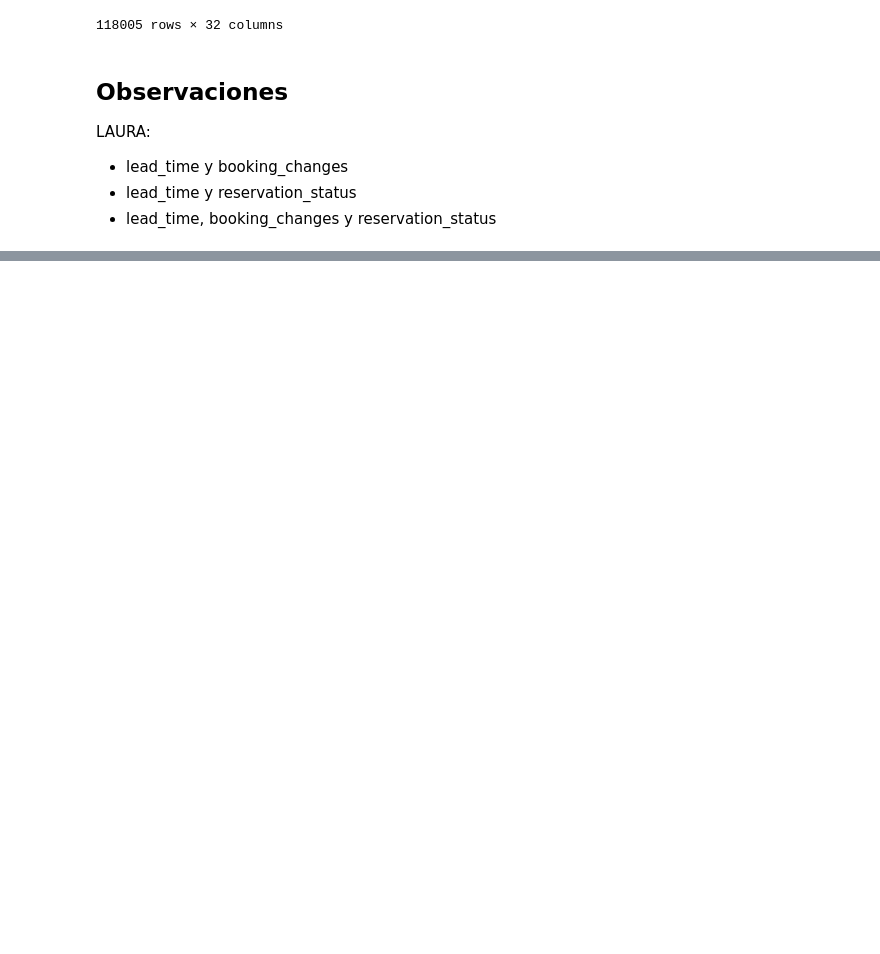
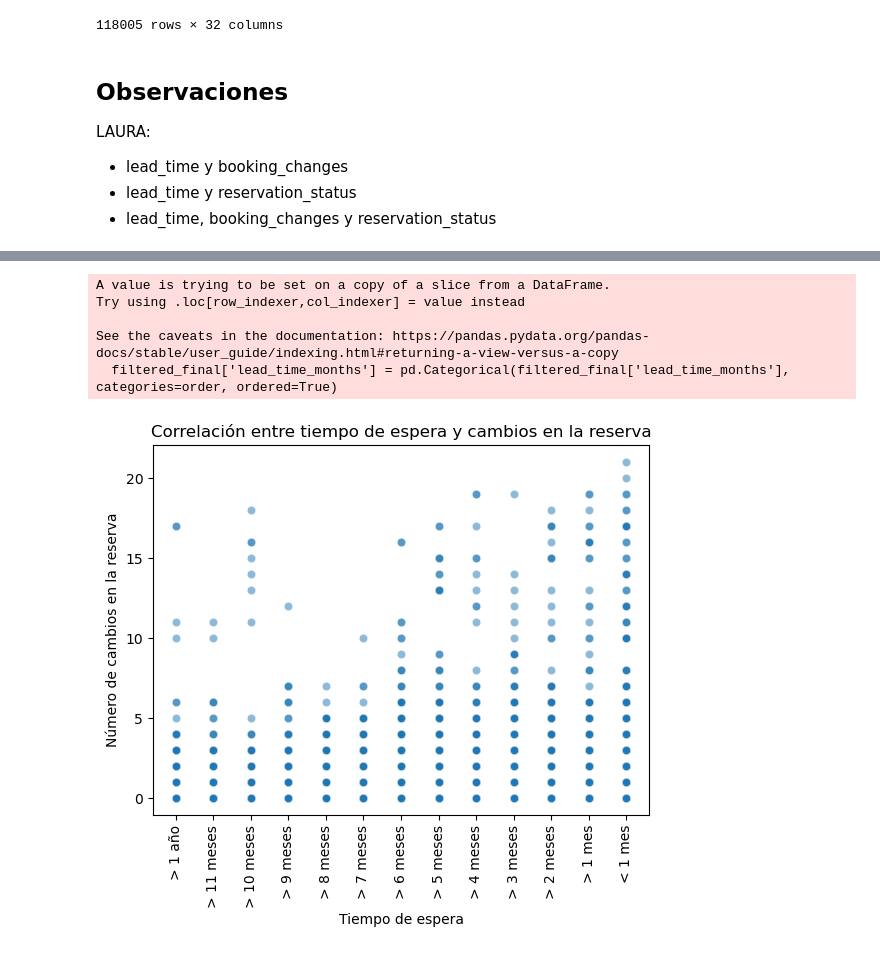
Before and after one commit to icorreald/project-da-promo-g-modulo-4-equipo-1, a Jupyter notebook: notebooks-trabajo/1-8.ipynb, the cells around one changed output, grey strips where cells are left out. Saved outputs shown, nothing was run; the diff lists cells and outputs as text; code cells hidden in the pictures; blank space fills up the shorter version.

Commit message:
visualizacion

```diff
--- a/notebooks-trabajo/1-8.ipynb
+++ b/notebooks-trabajo/1-8.ipynb
@@ -206,3 +212,5 @@ LAURA:
 - lead_time y booking_changes
 - lead_time y reservation_status
 - lead_time, booking_changes  y reservation_status
+# %%
+final = pd.read_csv('../files/df_final.csv', index_col=0)
@@ -245,0 +299,27 @@ Name: reservation_status, dtype: int64
+# %%
+final['lead_time_months'] = final['lead_time'].apply(lead_time)
+# %%
+# Definir el orden de las categorías
+order = ['> 1 año', '> 11 meses', '> 10 meses', '> 9 meses', '> 8 meses', '> 7 meses', '> 6 meses', '> 5 meses', '> 4 meses', '> 3 meses', '> 2 meses', '> 1 mes', '< 1 mes']
+
+# Filtrar filas con valores no nulos en ambas columnas y en el orden especificado
+filtered_final = final.dropna(subset=['lead_time_months', 'booking_changes'])
+filtered_final['lead_time_months'] = pd.Categorical(filtered_final['lead_time_months'], categories=order, ordered=True)
+
+# Crear el diagrama de dispersión
+sns.scatterplot(data=filtered_final, x='lead_time_months', y='booking_changes', alpha=0.5)
+
+# Configuración adicional
+plt.xlabel('Tiempo de espera')
+plt.ylabel('Número de cambios en la reserva')
+plt.title('Correlación entre tiempo de espera y cambios en la reserva')
+
+# Rotar las etiquetas del eje x
+plt.xticks(rotation=90);
+# %% [output]
+A value is trying to be set on a copy of a slice from a DataFrame.
+Try using .loc[row_indexer,col_indexer] = value instead
+
+See the caveats in the documentation: https://pandas.pydata.org/pandas-docs/stable/user_guide/indexing.html#returning-a-view-versus-a-copy
+  filtered_final['lead_time_months'] = pd.Categorical(filtered_final['lead_time_months'], categories=order, ordered=True)
+[figure, added]
```
Also changed, not shown: parts of 21 cells of this notebook, 1 other file.
